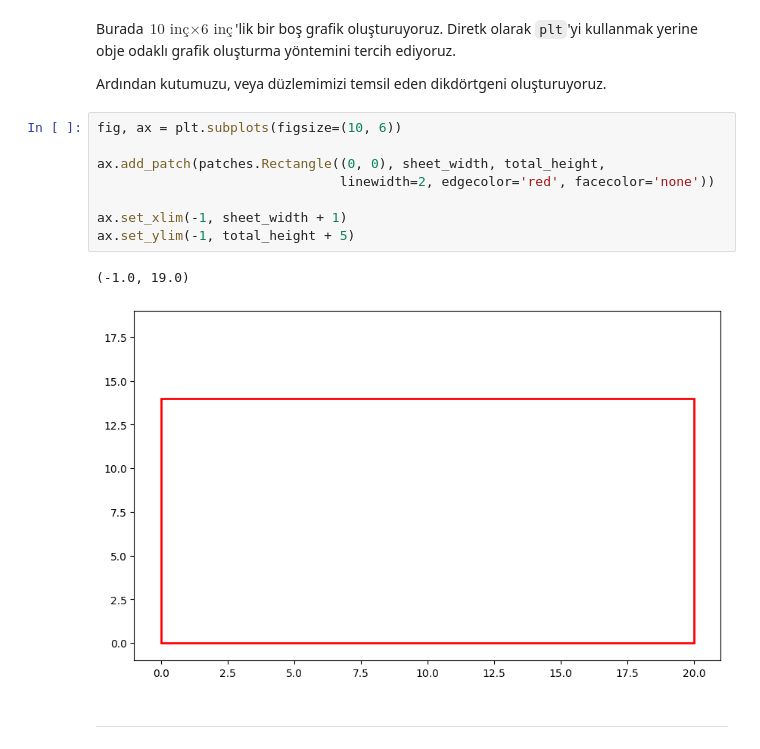
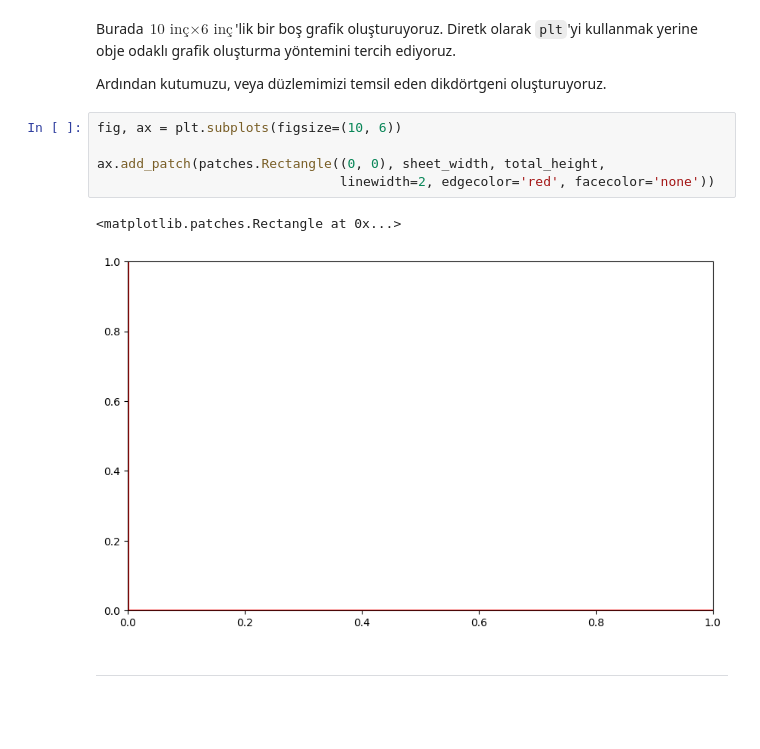
Before and after one commit to dybdeskarphet/programming-2-presentation, a Jupyter notebook: presentation/presentation.ipynb, the cells around one changed output. Saved outputs shown, nothing was run; the diff lists cells and outputs as text; blank space fills up the shorter version.

```diff
--- a/presentation/presentation.ipynb
+++ b/presentation/presentation.ipynb
@@ -216,14 +219,11 @@ Ardından kutumuzu, veya düzlemimizi temsil eden dikdörtgeni oluşturuyoruz.
 # %%
 fig, ax = plt.subplots(figsize=(10, 6))
 
 ax.add_patch(patches.Rectangle((0, 0), sheet_width, total_height,
                                linewidth=2, edgecolor='red', facecolor='none'))
-
-ax.set_xlim(-1, sheet_width + 1)
-ax.set_ylim(-1, total_height + 5)
 # %% [output]
-(-1.0, 19.0)
+<matplotlib.patches.Rectangle at 0x...>
-[figure, old version]
+[figure, new version]
 # %% [markdown]
 ---
 # %% [markdown]
```
Also changed, not shown: parts of 6 cells of this notebook.
